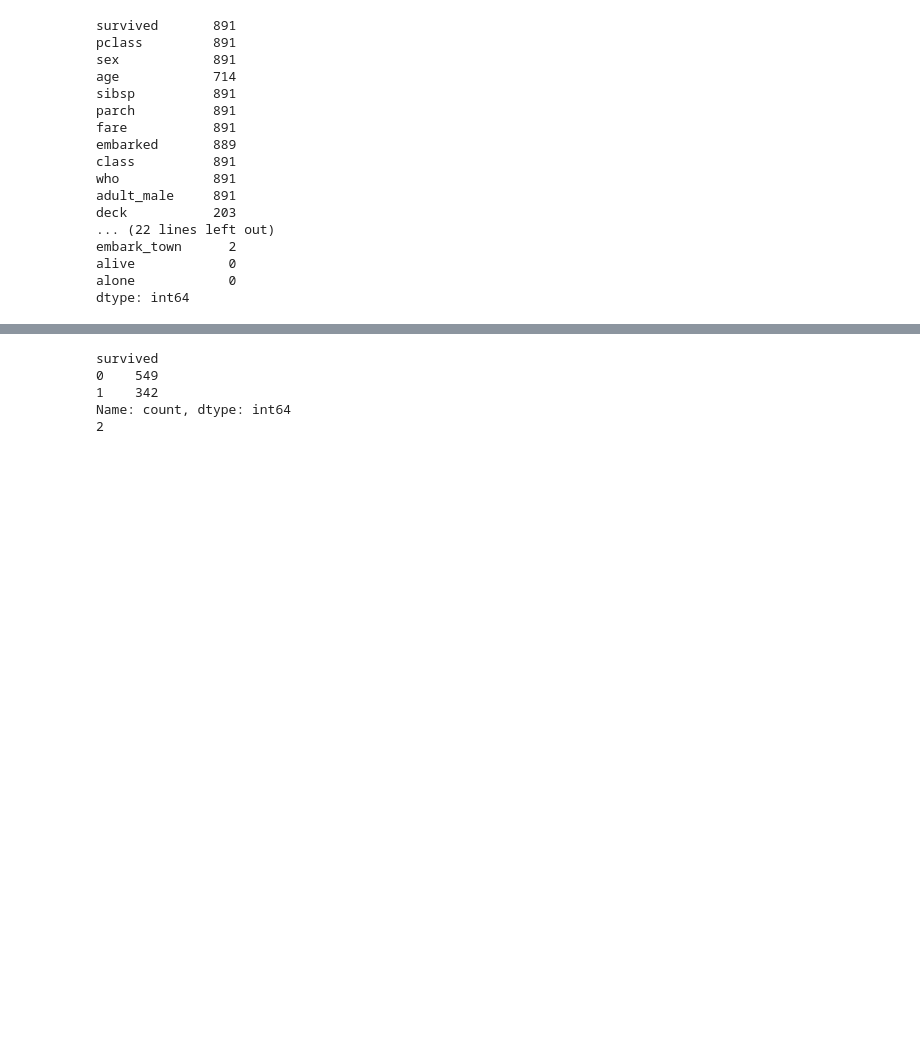
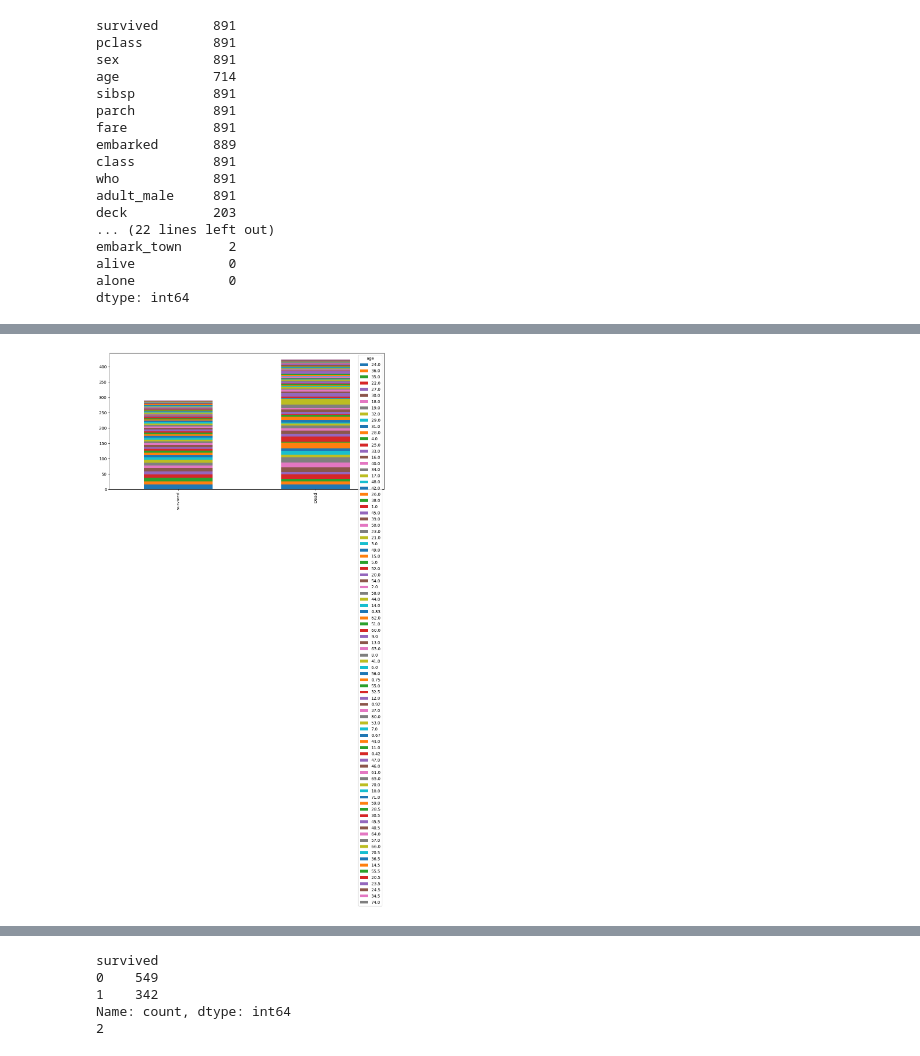
Before and after one commit to sumanbhattarai58/MachineLearning_projects, a Jupyter notebook: Titanic_Survial_Prediction.ipynb, the cells around one changed output, grey strips where cells are left out. Cells and saved outputs as stored; diff of their text form; code cells hidden in the pictures; blank space fills up the shorter version.

```diff
--- a/Titanic_Survial_Prediction.ipynb
+++ b/Titanic_Survial_Prediction.ipynb
@@ -77,3 +161,7 @@ dtype: int64
+# %%
+bar_chart('age')
+# %% [output]
+[figure, added]
 # %%
 #deck has a lot of missing values so we'll drop it.
 #age has quite a few missing values as well.
```
Also changed, not shown: parts of 22 cells of this notebook.
